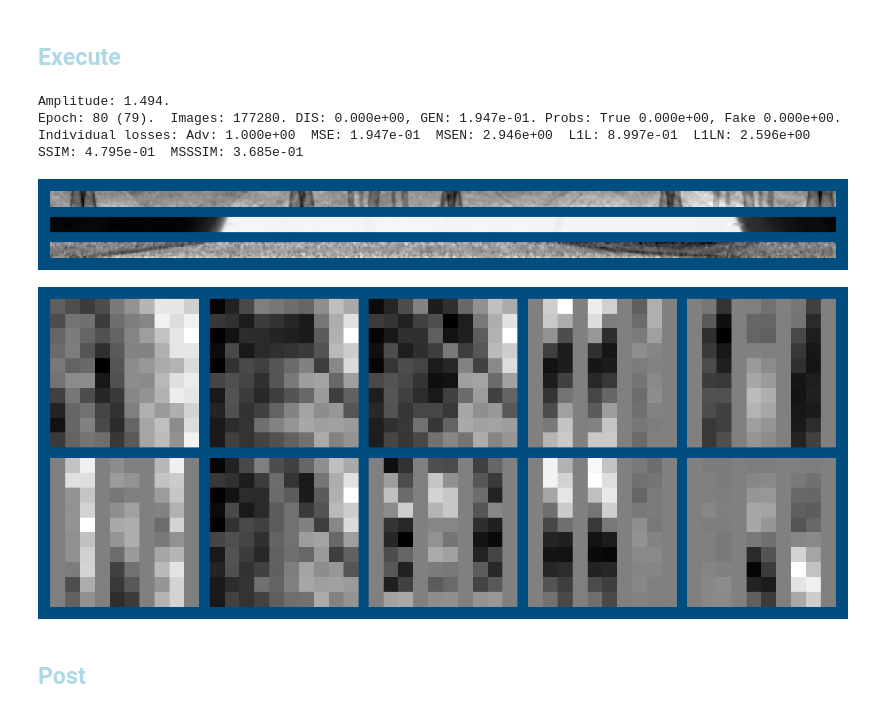
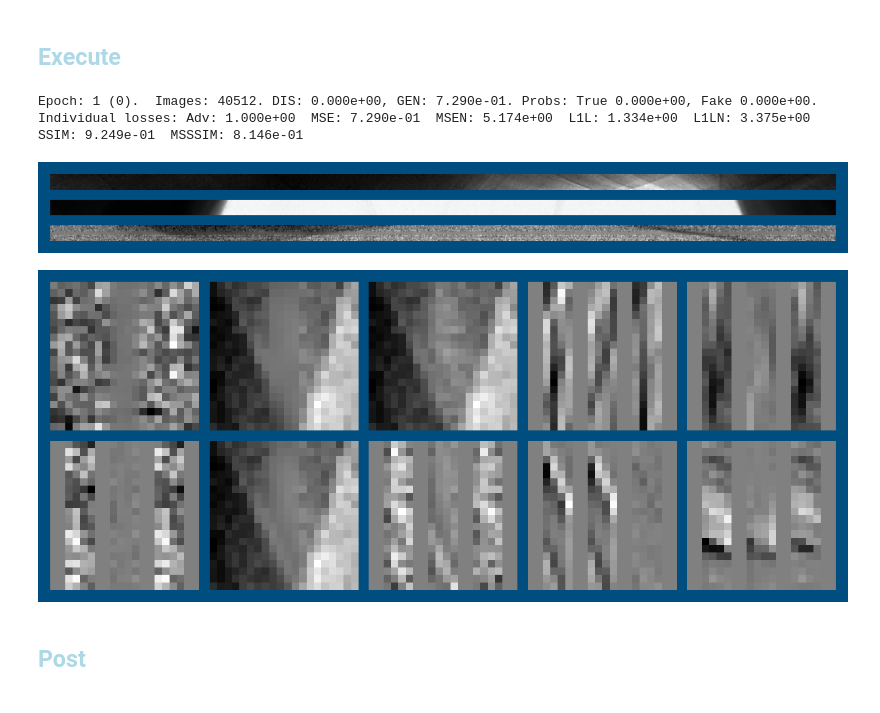
Before and after one commit to AustralianSynchrotron/sinogap, a Jupyter notebook: sinogap_bp1.ipynb, the cells around one changed output. Saved outputs shown, nothing was run; the diff lists cells and outputs as text; code cells hidden in the pictures.

```diff
--- a/sinogap_bp1.ipynb
+++ b/sinogap_bp1.ipynb
@@ -33,7 +33,7 @@ sg.TCfg = sg.TCfgClass(
      exec = 1
     ,nofEpochs = None
     ,latentDim = 64
-    ,batchSize = 2**8
+    ,batchSize = 2**6
     ,batchSplit = 2**0
     ,labelSmoothFac = 0.1 # For Fake labels (or set to 0.0 for no smoothing).
     ,learningRateD = 1e-3
@@ -41,7 +41,7 @@ sg.TCfg = sg.TCfgClass(
     ,dataDir = '/dev/shm/sinogapData'
 )
 
-sg.DCfg = sg.DCfgClass(2)
+sg.DCfg = sg.DCfgClass(4)
 
 #os.environ["CTAS_MMAP_PATH"] = "/mnt/ssdData/"
 # %% [markdown]
@@ -65,7 +87,8 @@ class Generator2(sg.GeneratorTemplate):
 
     def __init__(self):
         super(Generator2, self).__init__(2, batchNorm=True)
-        self.amplitude = 1.5 # found by training to optimize it (3.3)
+        self.amplitude = 4 # found by training to optimize it (3.3)
+        self.baseChannels = 8
         self.encoders =  nn.ModuleList([
             self.encblock(  1/self.baseChannels,
                                1, 3, padding=1, norm=False),
@@ -94,8 +117,9 @@ class Generator2(sg.GeneratorTemplate):
         sg.load_model(self, model_path="model_2_gen.pt" )
 
 
+
 generator2 = Generator2()
 generator2 = generator2.to(sg.TCfg.device)
-#generator2 = generator2.requires_grad_(False)
+generator2 = generator2.requires_grad_(False)
 generator2 = generator2.eval()
 sg.lowResGenerators[2] = generator2
@@ -166,7 +293,7 @@ sg.scheduler_G = torch.optim.lr_scheduler.StepLR(sg.optimizer_G, 1, gamma=1)
 #sg.scheduler_D = torch.optim.lr_scheduler.StepLR(sg.optimizer_D, 1, gamma=1)
 savedCheckPoint = f"checkPoint_{sg.TCfg.exec}"
 sg.epoch, sg.imer, sg.minGEpoch, sg.minGdLoss, sg.startFrom, sg.resAcc = \
-    sg.restoreCheckpoint(savedCheckPoint+".pth")
+    sg.restoreCheckpoint()#savedCheckPoint+".pth")
 #sg.epoch, sg.imer, sg.minGEpoch, sg.minGdLoss, sg.startFrom = 0, 0, 0, 1, 0
 sg.writer = sg.createWriter(sg.TCfg.logDir, True)
 #sg.writer.add_graph(sg.generator, ((sg.refImages, sg.refNoises),) )
@@ -176,8 +303,8 @@ sg.writer = sg.createWriter(sg.TCfg.logDir, True)
 
 sg.scheduler_G.gamma = 1-0.01
 #sg.scheduler_D.gamma = 1-0.005
-sg.optimizer_G.step()
-torch.optim.lr_scheduler.LambdaLR(sg.optimizer_G, lambda epoch: 1).step()
+#sg.optimizer_G.step()
+#torch.optim.lr_scheduler.LambdaLR(sg.optimizer_G, lambda epoch: 1).step()
 #sg.optimizer_D.step()
 #torch.optim.lr_scheduler.LambdaLR(sg.optimizer_D, lambda epoch: 0.05).step()
 
@@ -191,57 +331,54 @@ sg.displayImages()
 # %%
 
 
-sg.scheduler_G.gamma = 1-0.01
+sg.scheduler_G.gamma = 1-0.005
 def my_beforeReport(sglocals) :
     message = ""
 
-    #message += "G" + sg.adjustScheduler(sg.scheduler_G, sg.TCfg.learningRateG, 0.0001)
-    #sg.writer.add_scalars("Aux", {'LrnRate': sg.scheduler_G.get_last_lr()[0]/sg.TCfg.learningRateG}, sg.imer)
+    message += "G" + sg.adjustScheduler(sg.scheduler_G, sg.TCfg.learningRateG, 0.1)
+    sg.writer.add_scalars("Aux", {'LrnRate': sg.scheduler_G.get_last_lr()[0]/sg.TCfg.learningRateG}, sg.imer)
 
-    sg.generator.amplitude = max(1, sg.generator.amplitude * 0.99)
-    message += f"Amplitude: {sg.generator.amplitude:.3f}. "
+    #message += f"Amplitude {sg.generator.amplitude.item()}."
+    #sg.writer.add_scalars("Aux", {'Amplitude': sg.generator.amplitude.item()}, sg.imer)
 
     #for metrics in ('L1L','SSIM','MSSSIM') :
     #    sg.metrices[metrics].weight = max(0, sg.metrices[metrics].weight - 0.005)
     #    message += f"{metrics} weight: {sg.metrices[metrics].weight}. "
     #    sg.writer.add_scalars("Aux", {metrics: sg.metrices[metrics].weight}, sg.imer)
 
+    #with open(f"message_{sg.TCfg.exec}.txt", 'a') as file:
+    #    file.write(message + "\n")
     print(message)
     return
-sg.beforeReport = my_beforeReport
+#sg.beforeReport = my_beforeReport
+
 
 def my_beforeEachEpoch(sglocals) :
-    sg.TCfg.batchSize = min(2**12, sg.TCfg.batchSize * 2)
-    sg.TCfg.batchSplit = max(2**0, int(sg.TCfg.batchSize / 2**9))
-    sg.writer.add_scalars("Aux", {'Batch size': math.log(2**12,2)}, sg.imer)
+    sg.TCfg.batchSize = min(2**8, sg.TCfg.batchSize * 2)
+    sg.TCfg.batchSplit = max(2**0, int(sg.TCfg.batchSize / 2**7))
+    sg.writer.add_scalars("Aux", {'Batch size': math.log(sg.TCfg.batchSize,2)}, sg.imer)
     print(f"Batch size: {sg.TCfg.batchSize}, split: {sg.TCfg.batchSplit}", )
     return
-#sg.beforeEachEpoch = my_beforeEachEpoch
+sg.beforeEachEpoch = my_beforeEachEpoch
+
 
 try :
     sg.train(savedCheckPoint)
 except :
     #del sg.dataLoader
     #del sg.testLoader
     sg.freeGPUmem()
     1/10 # to release Jupyuter memory in the next step
     sg.epoch -= 1
     raise
 
-
-
-# loss MSE raw, BS=2**8, LR=1e-3
-#27 LR -> 1e-4
-#44 LR -> 1e-5
-#47 BS -> 2**12
-#77 BS => 2**6
-#80 BS => 2**4
+#0 norm, BS=2**8, LR=1e-3
+#9 BS => 2**10
 # %% [output]
-Amplitude: 1.494.
-Epoch: 80 (79).  Images: 177280. DIS: 0.000e+00, GEN: 1.947e-01. Probs: True 0.000e+00, Fake 0.000e+00.
-Individual losses: Adv: 1.000e+00  MSE: 1.947e-01  MSEN: 2.946e+00  L1L: 8.997e-01  L1LN: 2.596e+00  SSIM: 4.795e-01  MSSSIM: 3.685e-01
+Epoch: 1 (0).  Images: 40512. DIS: 0.000e+00, GEN: 7.290e-01. Probs: True 0.000e+00, Fake 0.000e+00.
+Individual losses: Adv: 1.000e+00  MSE: 7.290e-01  MSEN: 5.174e+00  L1L: 1.334e+00  L1LN: 3.375e+00  SSIM: 9.249e-01  MSSSIM: 8.146e-01
-[figure, old version]
+[figure, new version]
-[figure, old version]
+[figure, new version]
 # %% [markdown]
 ## <font style="color:lightblue">Post</font>
 # %%
```
Also changed, not shown: parts of 10 cells of this notebook, 4 other files.
